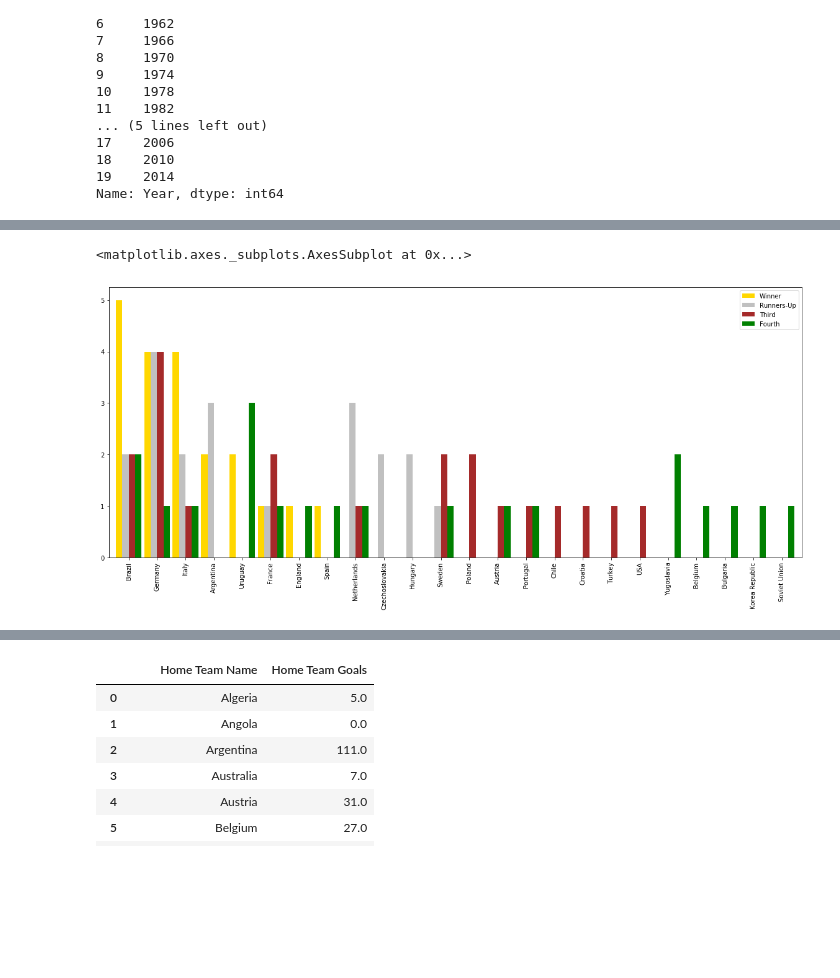
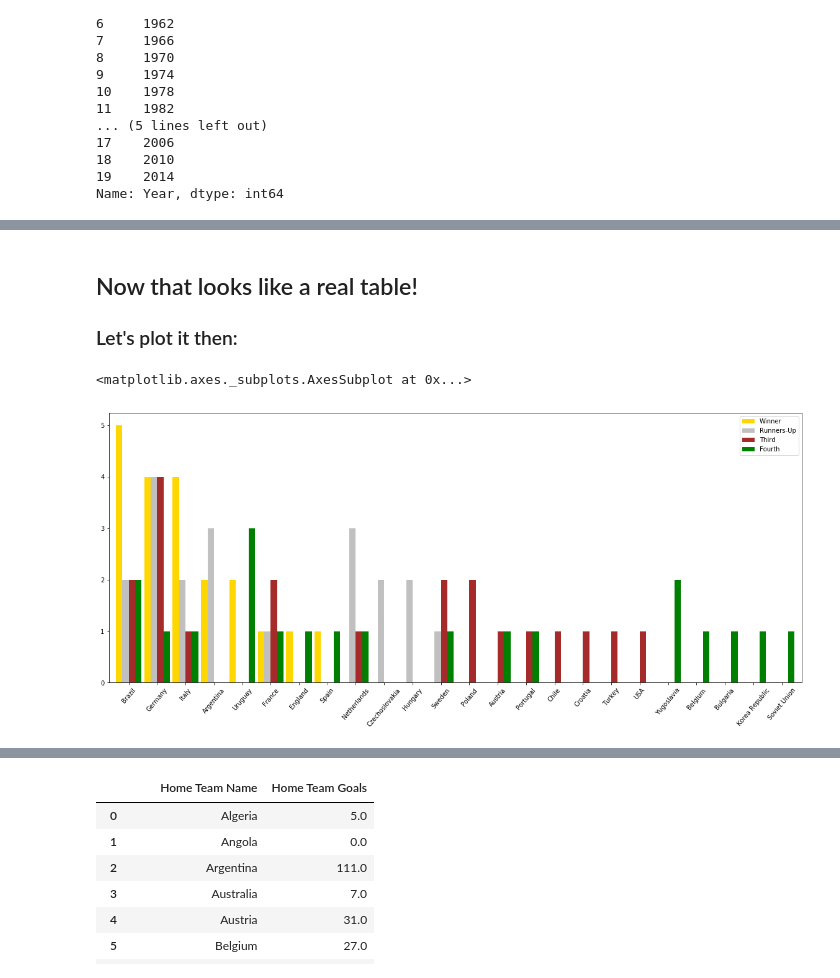
Before and after one commit to bjboubion/data-science-projects, a Jupyter notebook: FIFA/World cup exploration.ipynb, the cells around one changed output, grey strips where cells are left out. Drawn from its saved outputs; the diff is of its cells as text; code cells hidden in the pictures; blank space fills up the shorter version.

```diff
--- a/FIFA/World cup exploration.ipynb
+++ b/FIFA/World cup exploration.ipynb
@@ -170,2 +191,4 @@ fourth_place = worldCup["Fourth"].value_counts()[:]
 # %%
-results = pd.concat([winner, runner_up, third_place, fourth_place], axis=1)
+# combine these Series (using the concat method) into a dataframe
+placement = pd.concat([winner, runner_up, third_place, fourth_place], axis=1)
+placement
@@ -235,0 +213,5 @@ results
+# %%
+# sort by each column...such that those countries that placed 1-4 sometime
+# in their career are on top
+placement = placement.sort_values(by=['Winner', 'Runners-Up', 'Third', 'Fourth'], ascending=False)
+placement
@@ -235,0 +236,5 @@ results
+# %%
+# after sorting, we can make a leap and say that those entries with NaN (not a number) in fact represent 0
+# we'll fill in those NaN with value=0
+placement = placement.fillna(value=0)
+placement
@@ -236,5 +259,8 @@ results
+# %% [markdown]
+## Now that looks like a real table!
+### Let's plot it then:
 # %%
-results.plot(y=["Winner", "Runners-Up", "Third", "Fourth"], kind="bar", color=['gold', 'silver', 'brown', 'green'], figsize=(20, 8), width=0.9)
+placement.plot(y=["Winner", "Runners-Up", "Third", "Fourth"], kind="bar", color=['gold', 'silver', 'brown', 'green'], figsize=(20, 8), width=0.9, rot=50)
 # %% [output]
 <matplotlib.axes._subplots.AxesSubplot at 0x...>
-[figure, old version]
+[figure, new version]
```
Also changed, not shown: parts of 64 cells of this notebook.
